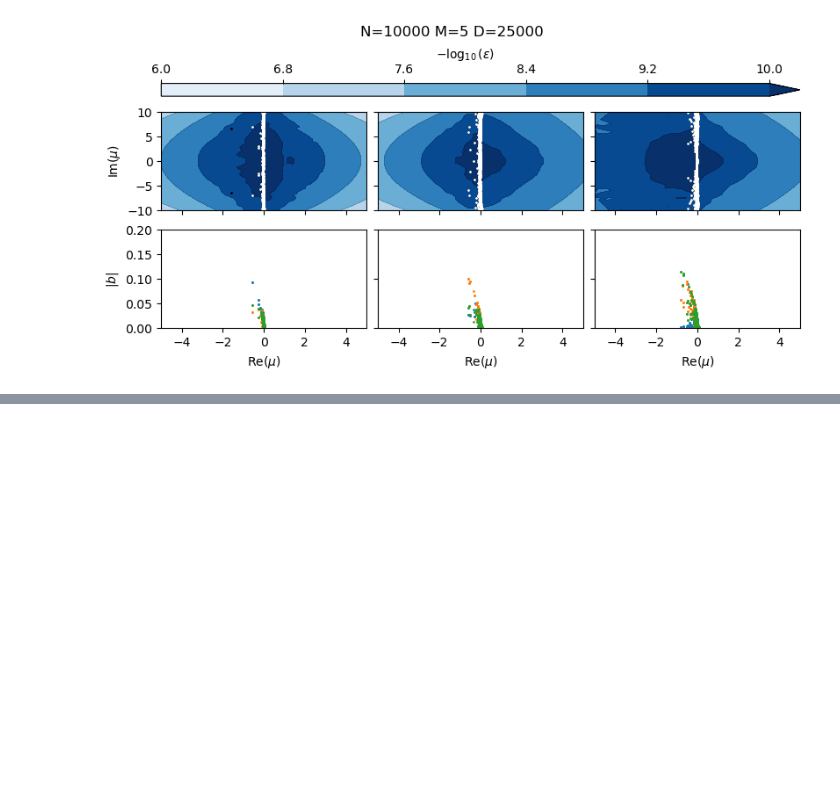
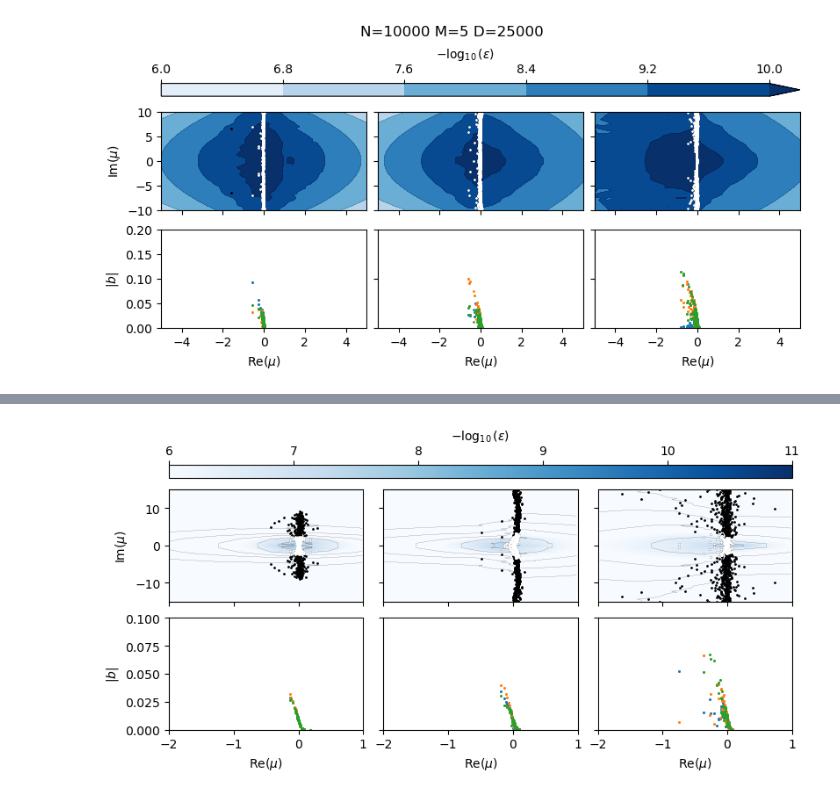
Before and after one commit to znicolaou/kuramoto, a Jupyter notebook: dmdplot.ipynb, the cells around one changed output, grey strips where cells are left out. Saved outputs shown, nothing was run; the diff lists cells and outputs as text; code cells hidden in the pictures; blank space fills up the shorter version.

```diff
--- a/dmdplot.ipynb
+++ b/dmdplot.ipynb
@@ -472,0 +475,97 @@ for D in [0,1,2,3,4,5]:
+# %%
+# filebases=['data/dmd1/','data/dmd2/','data/dmd3/']
+filebases=['data/dmd4/','data/dmd5/','data/dmd6/']
+# filebases=['data/dmd7/','data/dmd8/','data/dmd9/']
+omega=np.fromfile(filebases[0]+'0'+'frequencies.dat',dtype=np.float64)
+N=len(omega)
+
+resmin=1E-4
+resmax=1E-8
+rescrit=1E-6
+
+# for D in [0,1,2,3,4,5]:
+for D in ['0','1','2','3','4','5']:
+    l=0
+    fig,axs=plt.subplots(2,3,figsize=(8,4),layout='constrained')
+#     if D==0:
+#         fig.suptitle('N=%i M=%i D=%i'%(N,1,0))
+#     else:
+#         fig.suptitle('N=%i M=%i D=%i'%(N,D,N//2*D))
+# #         fig.suptitle('N=%i M=%i D=%i'%(N,D,1000*(D-1)))
+    numtraj=3
+    for m in range(len(filebases)):
+        filebase0=filebases[m]
+
+        bs=np.load(filebase0+str(D)+'bs.npy')
+        evals=np.load(filebase0+str(D)+'evals.npy')
+        res=np.load(filebase0+str(D)+'res.npy')
+        inds=np.where(res<rescrit)[0]
+        xs=np.real(np.log(evals)/dt)
+        n0s=np.concatenate([[0],np.cumsum(np.load('%s/%sn0s.npy'%(filebase0,D))-1)])
+
+        plt.subplot(2,3,4+l)
+
+        # plt.scatter(xs,np.abs(bs[0]),c='grey',s=2)
+        for n in range(numtraj):
+            plt.scatter(xs[inds],np.abs(bs[n0s[n]])[inds],c=colors[n],s=1,zorder=-5)
+        plt.gca().set_rasterization_zorder(0)
+
+        plt.xlabel(r'$\mathrm{Re}(\mu)$')
+        plt.xlim(-2,1)
+        plt.ylim(0,0.5)
+        if l>0:
+            plt.gca().set_yticks(plt.gca().get_yticks(),['']*len(plt.gca().get_yticks()))
+        else:
+            plt.ylabel(r'$|b|$')
+        plt.ylim(0,0.1)
+
+        pseudo1=np.load('%s/%spseudo.npy'%(filebase0,D))
+        zs1=np.load('%s/%szs.npy'%(filebase0,D))
+        evals1=np.load('%s/%sevals.npy'%(filebase0,D))
+        res1=np.load('%s/%sres.npy'%(filebase0,D))
+        nr=26
+        ni=26
+
+        levels=-np.log(resmin)/np.log(10)+(-np.log(resmax)/np.log(10)+np.log(resmin)/np.log(10))*np.arange(6)/5
+
+        plt.subplot(2,3,1+l)
+#         cs1 = plt.gca().tricontour(np.real(np.log(zs1)/dt),np.imag(np.log(zs1)/dt),np.log(1/np.array(pseudo1))/np.log(10),levels=levels,colors='k',lw=1,extend='max',zorder=-5)
+#         cs2 = plt.gca().tricontour(cs1,levels=levels,colors=('k',),linewidths=0.1,zorder=-5)
+        X=np.concatenate([np.real(np.log(zs1)/dt),np.real(np.log(evals1)/dt)])
+        Y=np.concatenate([np.imag(np.log(zs1)/dt),np.imag(np.log(evals1)/dt)])
+        C=np.concatenate([np.log(1/np.array(pseudo1))/np.log(10),np.log(1/np.array(res1))/np.log(10)])
+
+        x=-3+4*np.arange(256)/256
+        y=-15+30*np.arange(256)/256
+        X2,Y2=np.meshgrid(x,y)
+        xi=np.array([X2,Y2]).transpose(1,2,0).reshape(-1,2)
+        C2=griddata(np.array([X,Y]).T,C,xi)
+        cs2=plt.gca().tripcolor(X2.ravel(),Y2.ravel(),C2,cmap='Blues',zorder=-6,vmin=6,vmax=11)
+        inds=np.where(np.isfinite(C2))[0]
+        cs1 = plt.gca().tricontour(X2.ravel()[inds],Y2.ravel()[inds],C2[inds],levels=levels,colors='k',linewidths=0.1,extend='max',zorder=-5)
+
+        plt.gca().set_rasterization_zorder(0)
+        plt.xlim(-2,1)
+        plt.ylim(-15,15)
+
+        xs1=np.real(np.log(evals1)/dt)
+        ys1=np.imag(np.log(evals1)/dt)
+
+        inds=np.where(res1<rescrit)[0]
+        plt.scatter(xs1,ys1,c='black',s=1,zorder=-5)
+        plt.scatter(xs1[inds],ys1[inds],c='white',s=1,zorder=-5)
+
+        if l>0:
+            plt.gca().set_yticklabels([])
+        else:
+            plt.ylabel('$\mathrm{Im}({\mu})$')
+        plt.gca().set_xticklabels('')
+
+        l=l+1
+
+    fig.colorbar(cs2, ax=axs[:,:], location='top',aspect=50,label=r'$-\log_{10}(\varepsilon)$')
+
+    plt.savefig('oscillatordmd2_%s.pdf'%D,dpi=200)
+    plt.show()
+# %% [output]
+[figure, added]
```
Also changed, not shown: parts of 7 cells of this notebook, 3 other files.
